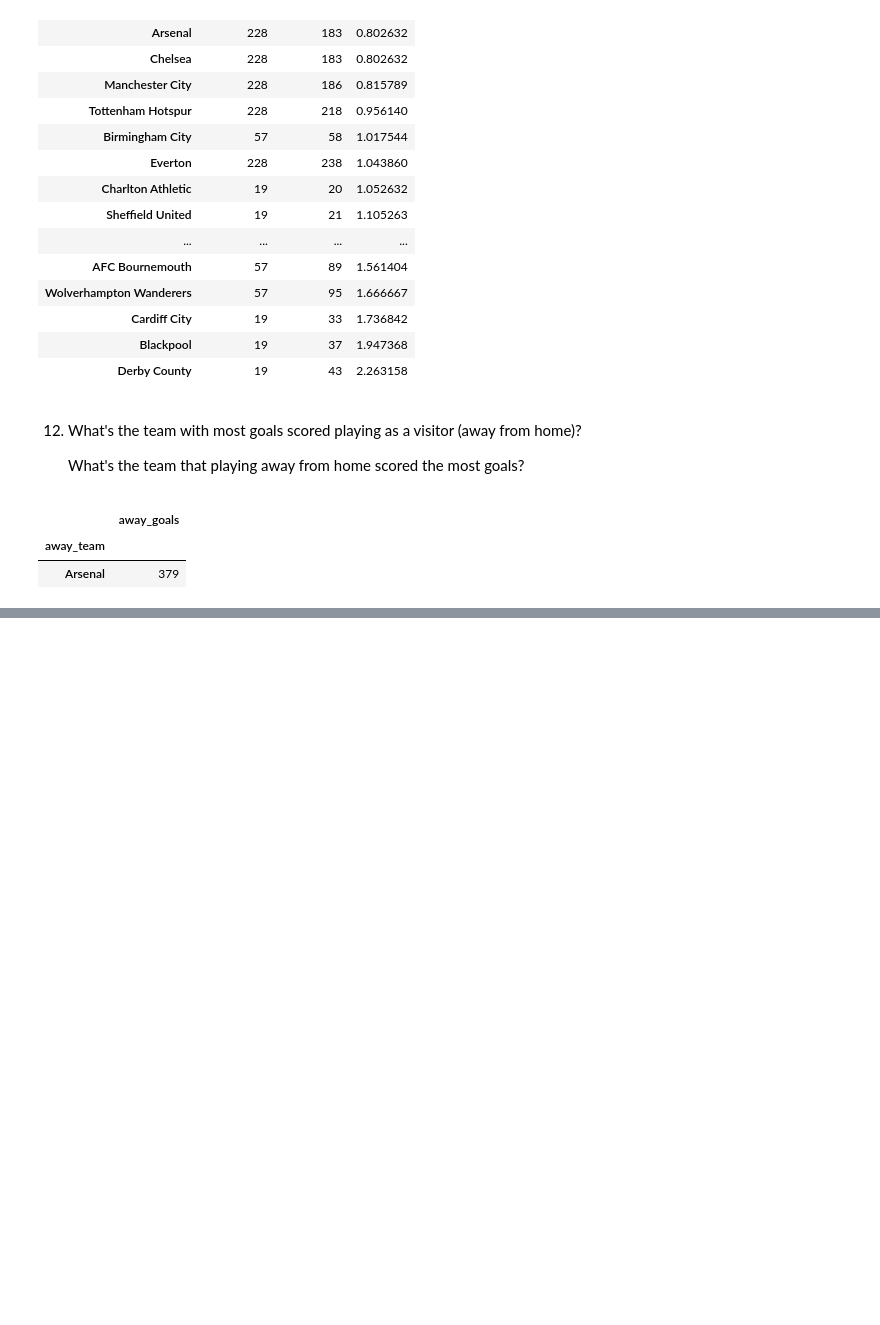
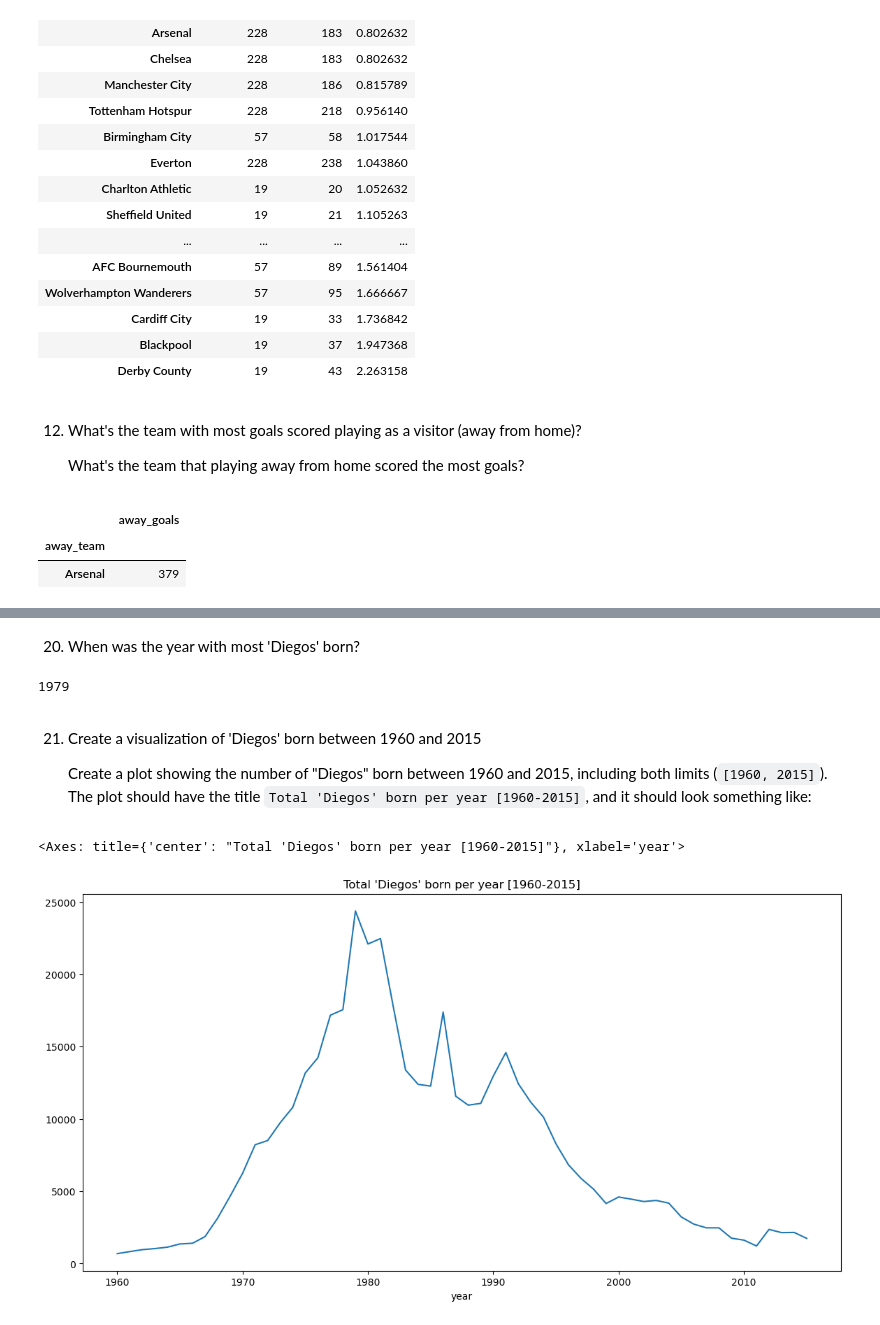
Before and after one commit to DVadeus/Data-Analysis, a Jupyter notebook: 4 Data Wrangling with Pandas.ipynb, the cells around one changed output, grey strips where cells are left out. Drawn from its saved outputs; the diff is of its cells as text; code cells hidden in the pictures; blank space fills up the shorter version.

```diff
--- a/4 Data Wrangling with Pandas.ipynb
+++ b/4 Data Wrangling with Pandas.ipynb
@@ -1943,0 +2216,3 @@ df.groupby('away_team').agg({'away_goals': 'sum'}).sort_values('away_goals', asc
+# %%
+diegos_per_year_s = df[df['name'].str.contains('Diego')].groupby('year')['quantity'].sum()
+diegos_per_year_s
@@ -1943,0 +2233,16 @@ df.groupby('away_team').agg({'away_goals': 'sum'}).sort_values('away_goals', asc
+# %% [markdown]
+20. When was the year with most 'Diegos' born?
+# %%
+diegos_per_year_s.idxmax()
+# %% [output]
+1979
+# %% [markdown]
+21. Create a visualization of 'Diegos' born between 1960 and 2015
+
+    Create a plot showing the number of "Diegos" born between 1960 and 2015, including both limits (``[1960, 2015]``). The plot should have the title ``Total 'Diegos' born per year [1960-2015]``, and it should look something like:
+# %%
+fig, ax = plt.subplots(figsize=(14, 7))
+diegos_per_year_s[(diegos_per_year_s.index >= 1960) & (diegos_per_year_s.index <= 2015)].plot(title = "Total 'Diegos' born per year [1960-2015]", ax = ax)
+# %% [output]
+<Axes: title={'center': "Total 'Diegos' born per year [1960-2015]"}, xlabel='year'>
+[figure, added]
```
Also changed, not shown: parts of 80 cells of this notebook, 2 other files.
